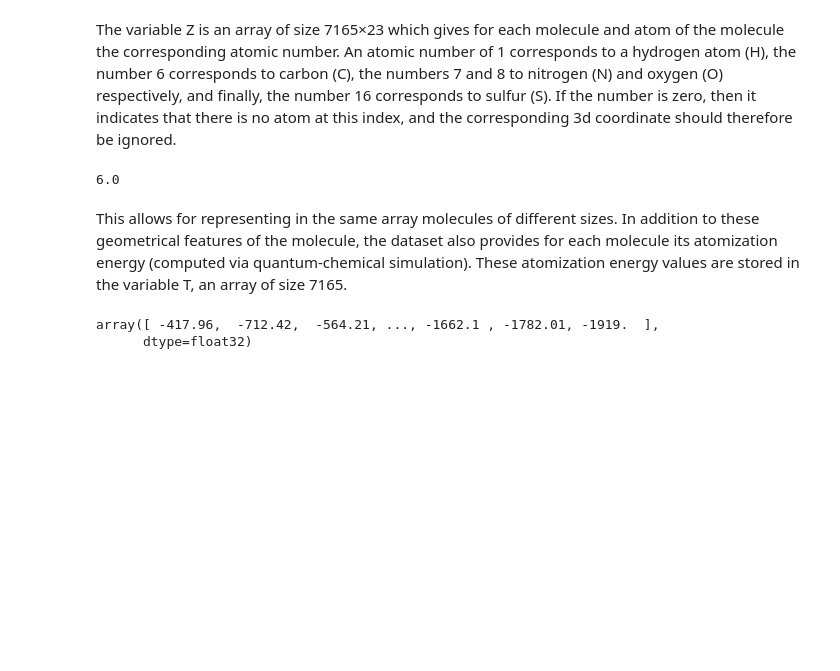
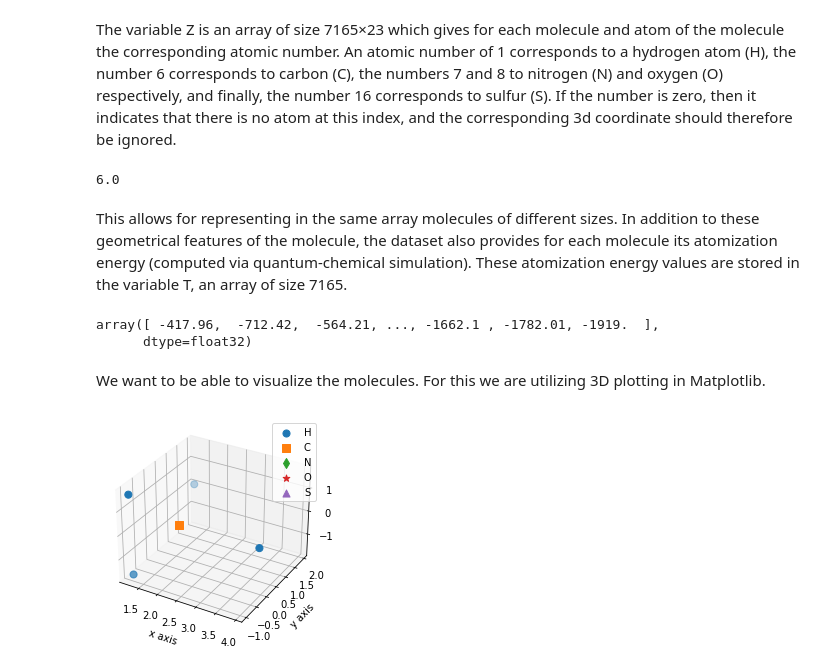
Before and after one commit to saraw108/MLFDS, a Jupyter notebook: Project_2.ipynb, the cells around one changed output. Cells and saved outputs as stored; diff of their text form; code cells hidden in the pictures; blank space fills up the shorter version.

Commit message:
[katy] Added visualization function that works for the most part but can't draw connecting lines between atoms yet due to incorrect values (somewhere). Also added another import.

```diff
--- a/Project_2.ipynb
+++ b/Project_2.ipynb
@@ -51,3 +52,5 @@ data['T'][0] # atomization energy values of first molecule
 # %% [output]
 array([ -417.96,  -712.42,  -564.21, ..., -1662.1 , -1782.01, -1919.  ],
       dtype=float32)
+# %% [markdown]
+We want to be able to visualize the molecules. For this we are utilizing 3D plotting in Matplotlib.
@@ -53,0 +108,7 @@ array([ -417.96,  -712.42,  -564.21, ..., -1662.1 , -1782.01, -1919.  ],
+# %%
+# Example usage of visualize.
+fig = plt.figure()
+visualize(fig, 0)
+plt.show()
+# %% [output]
+[figure, added]
```
Also changed, not shown: parts of 2 cells of this notebook.
